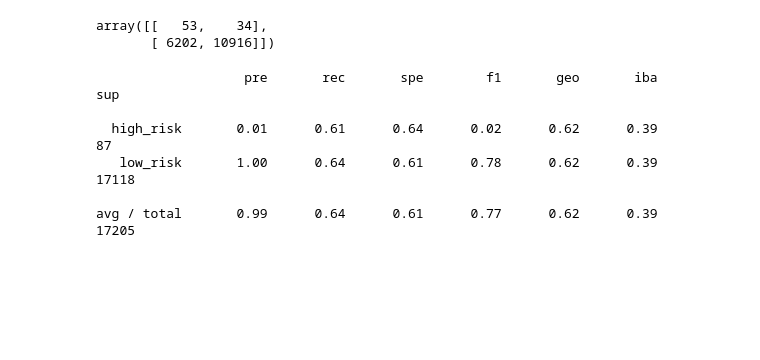
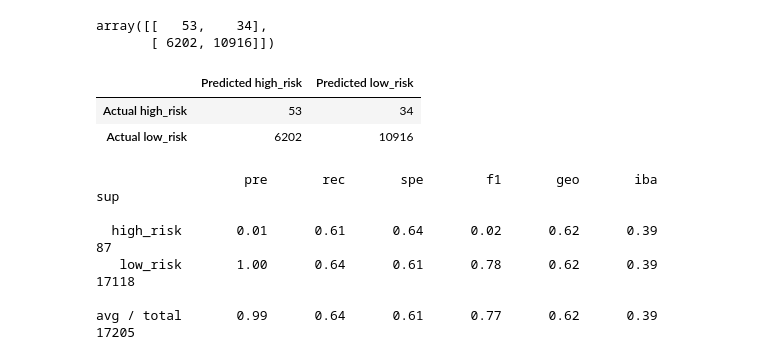
Before and after one commit to Reed-Daniel/Credit_Risk_Analysis, a Jupyter notebook: credit_risk_resampling.ipynb, the cells around one changed output. Saved outputs shown, nothing was run; the diff lists cells and outputs as text; code cells hidden in the pictures; blank space fills up the shorter version.

```diff
--- a/credit_risk_resampling.ipynb
+++ b/credit_risk_resampling.ipynb
@@ -220,6 +231,17 @@ confusion_matrix(y_test, y_pred)
 # %% [output]
 array([[   53,    34],
        [ 6202, 10916]])
+# %%
+cm = confusion_matrix(y_test, y_pred)
+
+# Create a DataFrame from the confusion matrix.
+cm_df = pd.DataFrame(
+    cm, index=["Actual high_risk", "Actual low_risk"], columns=["Predicted high_risk", "Predicted low_risk"])
+cm_df
+# %% [output]
+|  | Predicted high_risk | Predicted low_risk |
+| Actual high_risk | 53 | 34 |
+| Actual low_risk | 6202 | 10916 |
 # %%
 # Print the imbalanced classification report
 print(classification_report_imbalanced(y_test, y_pred))
```
Also changed, not shown: parts of 7 cells of this notebook, 1 other file.
